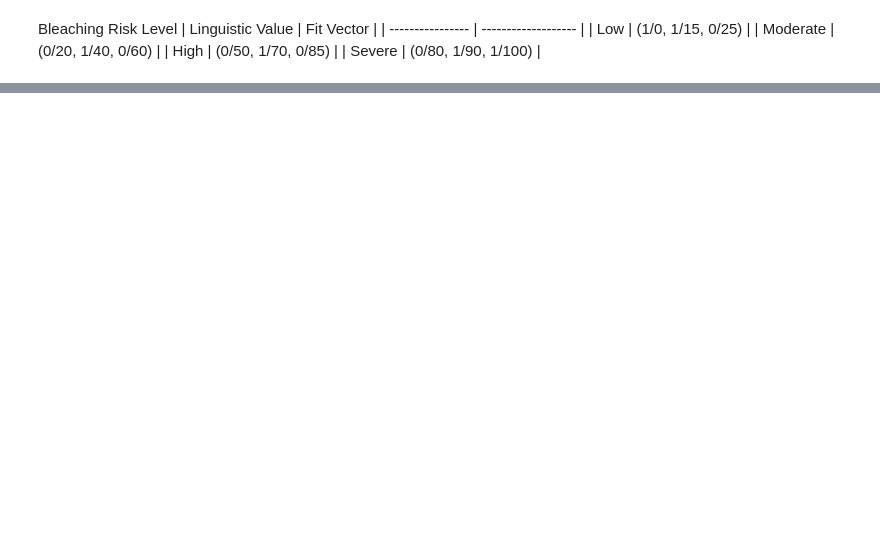
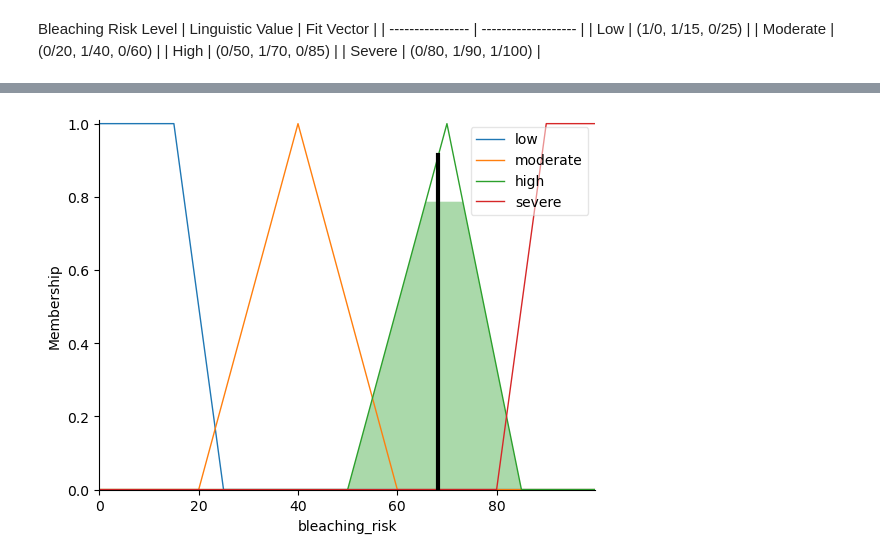
Before and after one commit to Winnee0305/coral-bleaching-fuzzy, a Jupyter notebook: fuzzy_logic.ipynb, the cells around one changed output, grey strips where cells are left out. Saved outputs shown, nothing was run; the diff lists cells and outputs as text; code cells hidden in the pictures; blank space fills up the shorter version.

```diff
--- a/fuzzy_logic.ipynb
+++ b/fuzzy_logic.ipynb
@@ -91,0 +166,3 @@ bleaching_risk.view()
+# %%
+train_ctrl = ctrl.ControlSystem(rules = rules)
+train = ctrl.ControlSystemSimulation(control_system = train_ctrl)
@@ -91,0 +186,4 @@ bleaching_risk.view()
+# %%
+bleaching_risk.view(sim=train)
+# %% [output]
+[figure, added]
```
Also changed, not shown: parts of 9 cells of this notebook.
